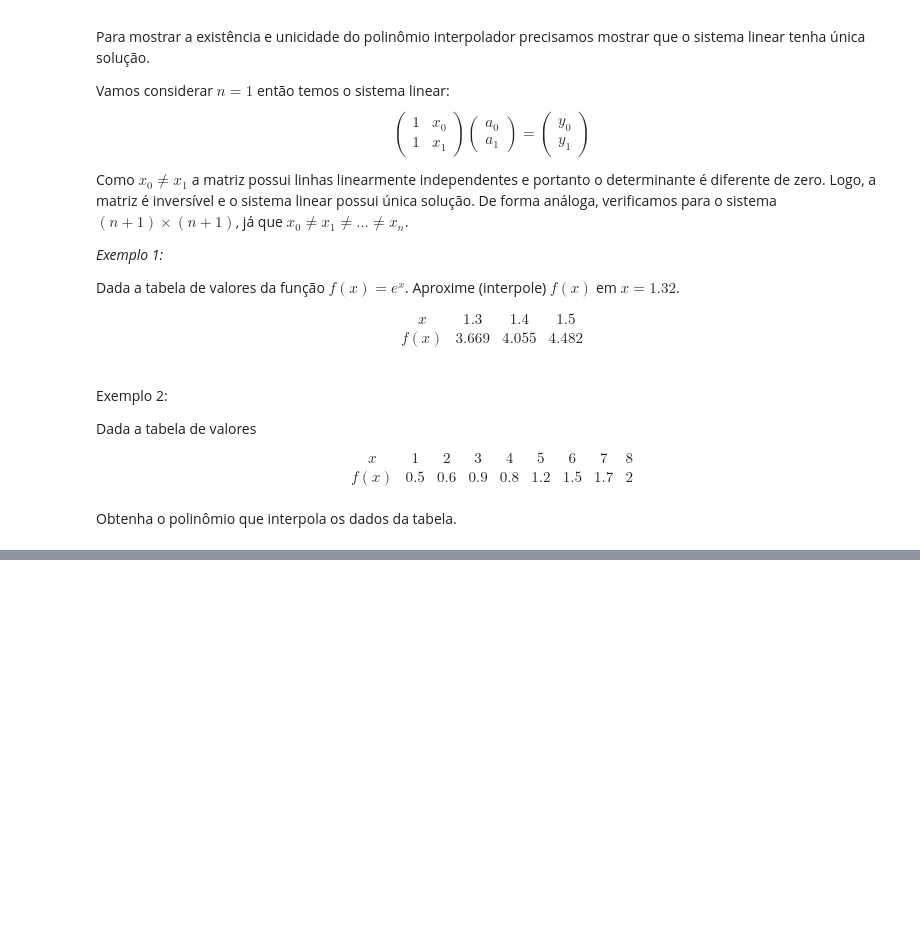
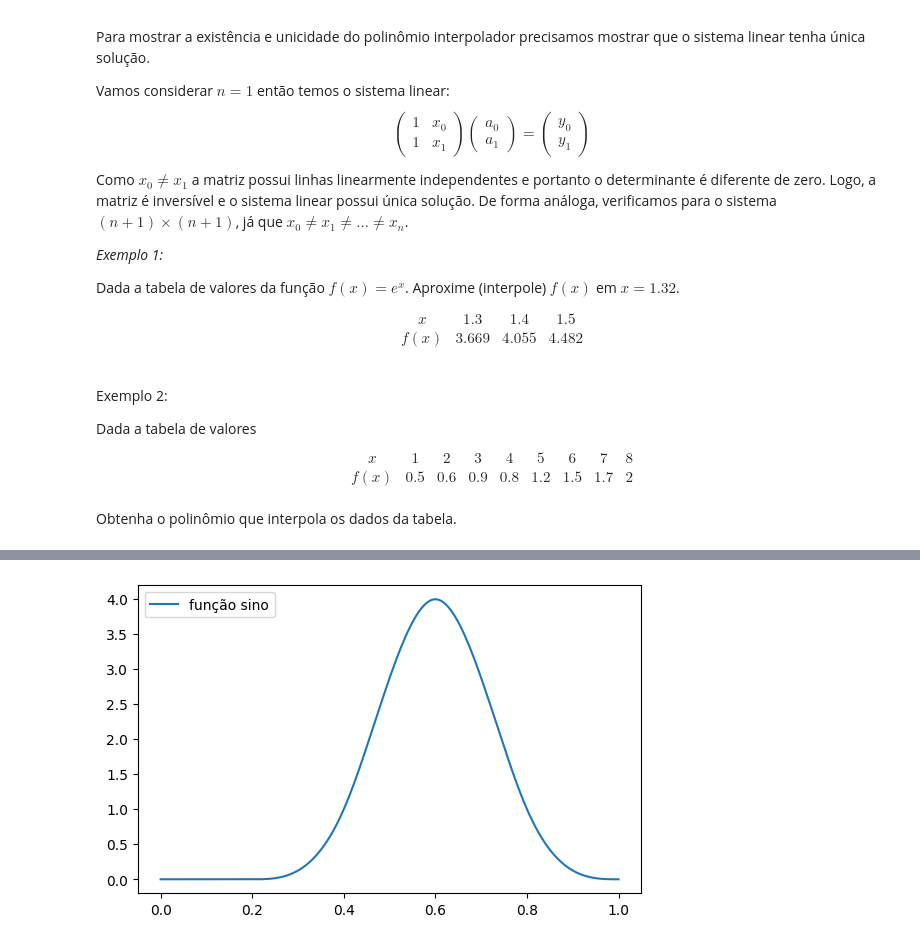
Before and after one commit to pccalegari/exemplos-CN, a Jupyter notebook: unidade5_interpolaçãoCN.ipynb, the cells around one changed output, grey strips where cells are left out. Saved outputs shown, nothing was run; the diff lists cells and outputs as text; code cells hidden in the pictures; blank space fills up the shorter version.

```diff
--- a/unidade5_interpolaçãoCN.ipynb
+++ b/unidade5_interpolaçãoCN.ipynb
@@ -150,0 +385,27 @@ plt.show()
+# %%
+# função base spline cúbica
+
+def B(x, a):
+    y = 0
+    h = a[1]-a[0]
+    if x > a[0] and x < a[1]:
+        y = (x - a[0])**3
+    if x > a[1] and x < a[2]:
+        y = h**3+3*h**2*(x-a[1])+3*h*(x-a[1])**2-3*(x-a[1])**3
+    if x > a[2] and x < a[3]:
+        y = h**3+3*h**2*(a[3]-x)+3*h*(a[3]-x)**2-3*(a[3]-x)**3
+    if x > a[3] and x < a[4]:
+        y = (a[4]-x)**3
+    return (1/h**3)*y
+
+a = [0.2, 0.4, 0.6, 0.8, 1]
+x = np.linspace(0,1,200)
+y = np.zeros(len(x))
+for i in range(len(x)):
+    y[i] = B(x[i],a)
+fig, ax = plt.subplots(figsize=(6.5, 4))
+ax.plot(x, y, '-', label ='função sino')
+ax.legend(loc='upper left', ncol=2)
+plt.show()
+# %% [output]
+[figure, added]
```
Also changed, not shown: parts of 10 cells of this notebook.
